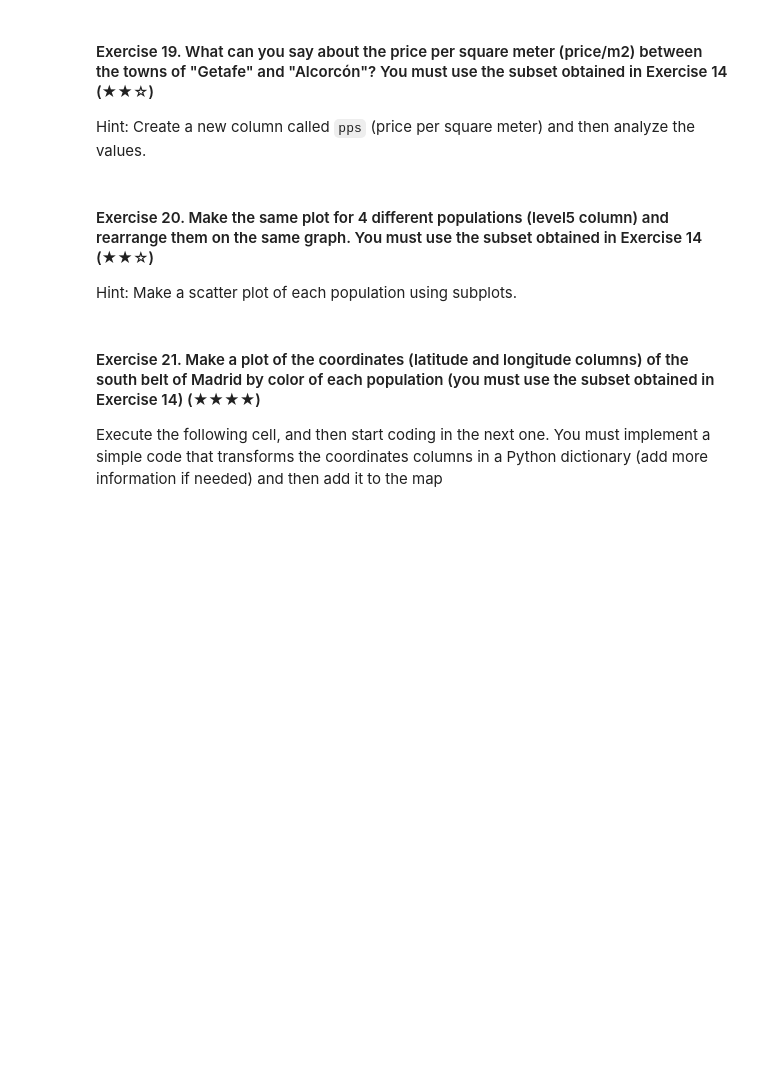
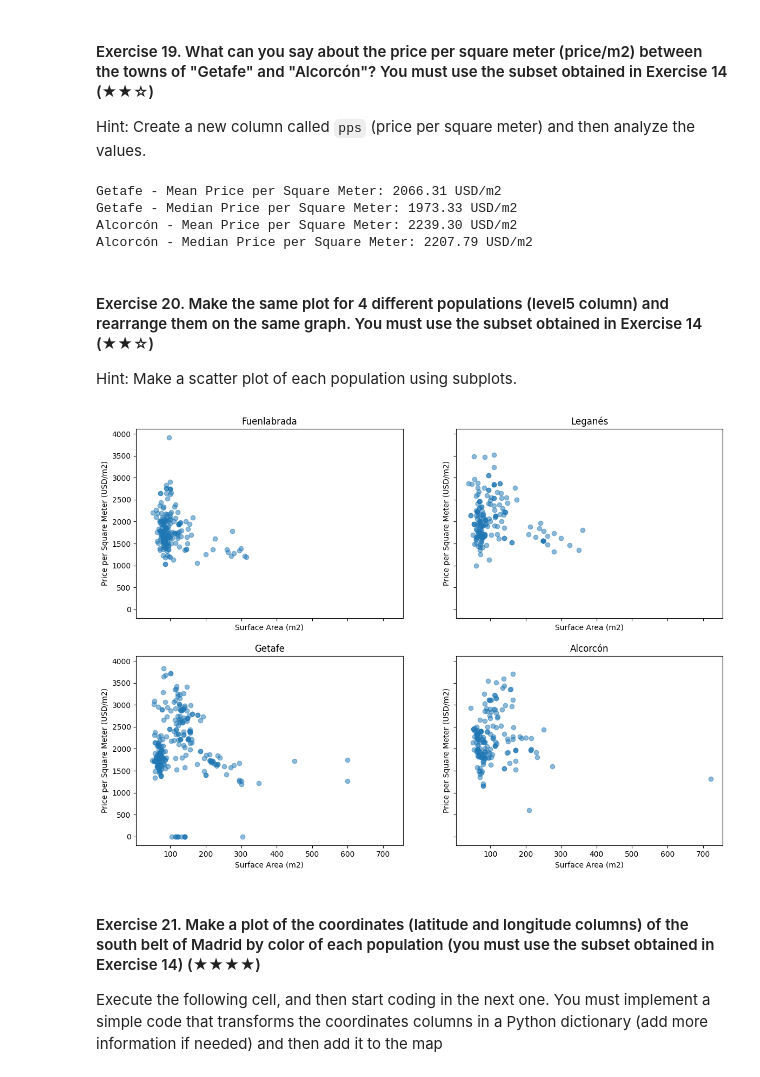
Before and after one commit to aozdl/realestate-datacleanup-exercise, a Jupyter notebook: project.ipynb, the cells around one changed output. Saved outputs shown, nothing was run; the diff lists cells and outputs as text; code cells hidden in the pictures; blank space fills up the shorter version.

```diff
--- a/project.ipynb
+++ b/project.ipynb
@@ -325,4 +416,5 @@ Hint: You can help yourself by reviewing the *multihist* demo of Matplotlib.
 
 Hint: Create a new column called `pps` (price per square meter) and then analyze the values.
 # %%
-# TODO
+subset = subset.copy()
+subset.loc[:, 'pps'] = subset['price'] / subset['surface']
@@ -329,9 +424,42 @@ Hint: Create a new column called `pps` (price per square meter) and then analyze
+# %%
+getafe_mean_pps = getafe_data['pps'].mean()
+getafe_median_pps = getafe_data['pps'].median()
+
+alcorcon_mean_pps = alcorcon_data['pps'].mean()
+alcorcon_median_pps = alcorcon_data['pps'].median()
+
+print(f"Getafe - Mean Price per Square Meter: {getafe_mean_pps:.2f} USD/m2")
+print(f"Getafe - Median Price per Square Meter: {getafe_median_pps:.2f} USD/m2")
+print(f"Alcorcón - Mean Price per Square Meter: {alcorcon_mean_pps:.2f} USD/m2")
+print(f"Alcorcón - Median Price per Square Meter: {alcorcon_median_pps:.2f} USD/m2")
+# %% [output]
+Getafe - Mean Price per Square Meter: 2066.31 USD/m2
+Getafe - Median Price per Square Meter: 1973.33 USD/m2
+Alcorcón - Mean Price per Square Meter: 2239.30 USD/m2
+Alcorcón - Median Price per Square Meter: 2207.79 USD/m2
 # %% [markdown]
 #### Exercise 20. Make the same plot for 4 different populations (level5 column) and rearrange them on the same graph. You must use the subset obtained in Exercise 14 (★★☆)
 
 Hint: Make a scatter plot of each population using subplots.
 # %%
-# TODO
+subset = subset.copy()
+subset.loc[:, 'pps'] = subset['price'] / subset['surface']
+# %%
+populations = ["Fuenlabrada", "Leganés", "Getafe", "Alcorcón"]
+
+fig, axes = plt.subplots(2, 2, figsize=(14, 10), sharex=True, sharey=True)
+axes = axes.flatten()
+
+for i, population in enumerate(populations):
+    data = subset[subset['level5'] == population]
+    axes[i].scatter(data['surface'], data['pps'], alpha=0.5)
+    axes[i].set_title(f'{population}')
+    axes[i].set_xlabel('Surface Area (m2)')
+    axes[i].set_ylabel('Price per Square Meter (USD/m2)')
+
+plt.show()
+# %% [output]
+[figure, added]
 # %% [markdown]
 #### Exercise 21. Make a plot of the coordinates (latitude and longitude columns) of the south belt of Madrid by color of each population (you must use the subset obtained in Exercise 14) (★★★★)
 
```
Also changed, not shown: parts of 22 cells of this notebook.
